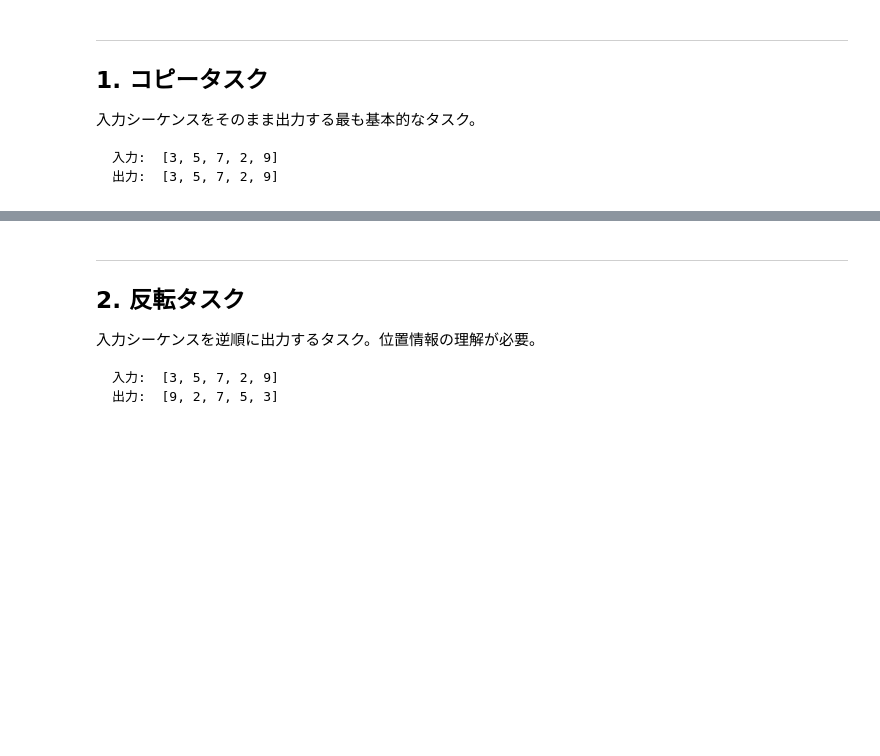
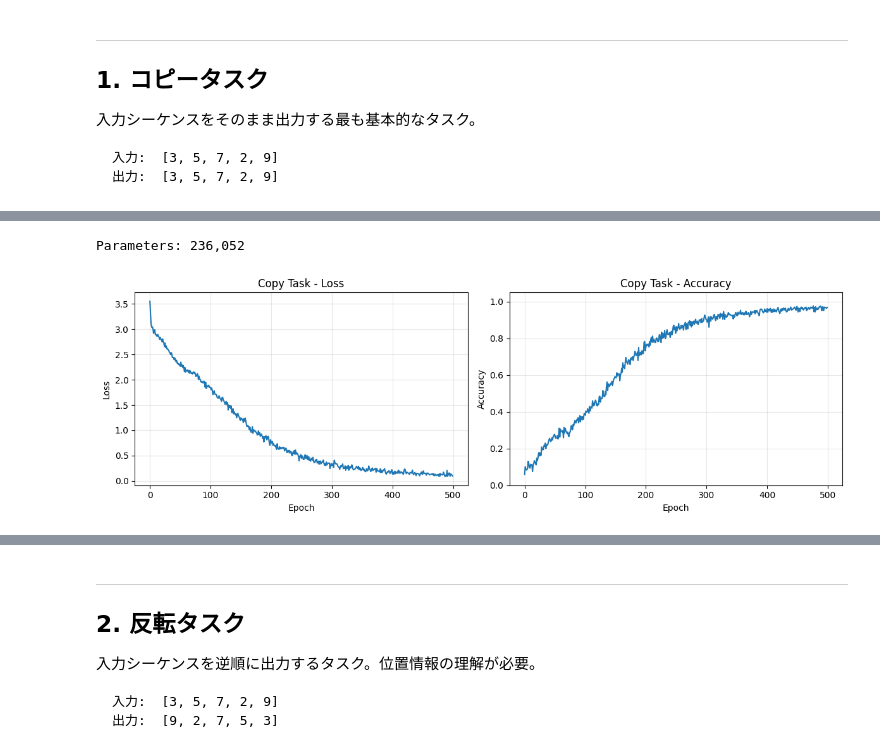
Before and after one commit to kouhei1970/learn_transformer, a Jupyter notebook: notebooks/08_diverse_tasks_demo.ipynb, the cells around one changed output, grey strips where cells are left out. Saved outputs shown, nothing was run; the diff lists cells and outputs as text; code cells hidden in the pictures; blank space fills up the shorter version.

```diff
--- a/notebooks/08_diverse_tasks_demo.ipynb
+++ b/notebooks/08_diverse_tasks_demo.ipynb
@@ -169,17 +176,20 @@ print(f"  Target Output: {tgt_out[0].tolist()}")
 # %%
 # コピータスク用モデル
 copy_model = Transformer(
     src_vocab_size=20, tgt_vocab_size=20,
     d_model=64, num_heads=4,
     num_encoder_layers=2, num_decoder_layers=2,
     d_ff=256,
 ).to(device)
 
 print(f"Parameters: {count_parameters(copy_model):,}")
 
-# 学習
-losses, accs = train_model(copy_model, generate_copy_data, num_epochs=150)
-plot_training(losses, accs, "Copy Task")
+# 学習（500エポック）
+copy_losses, copy_accs = train_model(copy_model, generate_copy_data, num_epochs=500)
+plot_training(copy_losses, copy_accs, "Copy Task")
+# %% [output]
+Parameters: 236,052
+[figure, added]
 # %%
 # テスト
 print("Copy Task Test Results:")
```
Also changed, not shown: parts of 21 cells of this notebook.
